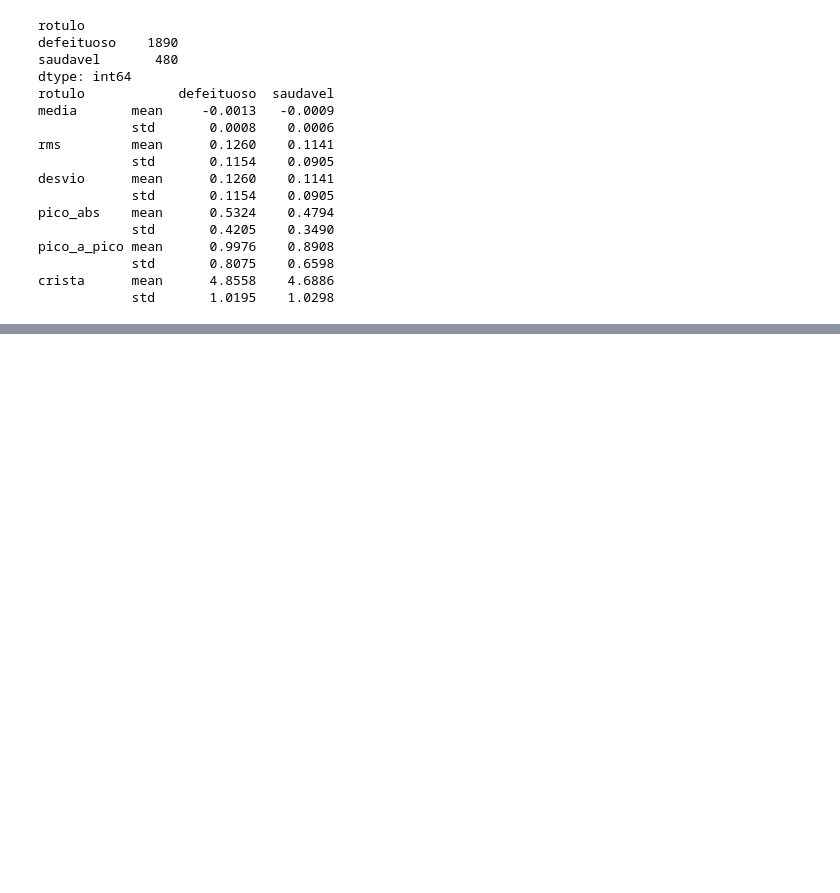
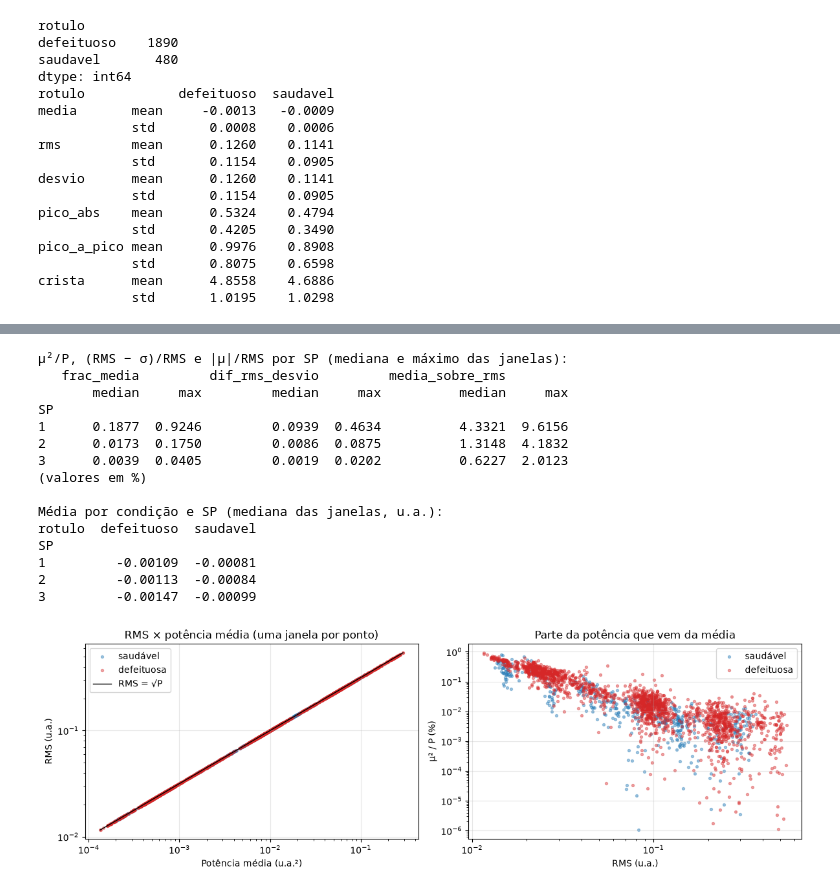
Before and after one commit to silvanio45/drone-vibration-analysis, a Jupyter notebook: notebooks/2_dominio_tempo.ipynb, the cells around one changed output, grey strips where cells are left out. Cells and saved outputs as stored; diff of their text form; code cells hidden in the pictures; blank space fills up the shorter version.

```diff
--- a/notebooks/2_dominio_tempo.ipynb
+++ b/notebooks/2_dominio_tempo.ipynb
@@ -147,0 +269,50 @@ plt.show()
+# %%
+# RMS × potência média e efeito da componente média, por janela
+d = feat_t.copy()
+d["frac_media"] = d["media"] ** 2 / d["potencia"]
+d["dif_rms_desvio"] = (d["rms"] - d["desvio"]) / d["rms"]
+d["media_sobre_rms"] = d["media"].abs() / d["rms"]
+
+assert np.allclose(d["rms"], np.sqrt(d["potencia"]))
+res = d.groupby("SP")[["frac_media", "dif_rms_desvio", "media_sobre_rms"]].agg(["median", "max"])
+print("μ²/P, (RMS − σ)/RMS e |μ|/RMS por SP (mediana e máximo das janelas):")
+print((100 * res).round(4).to_string(), "\n(valores em %)")
+
+# a componente média tem o mesmo sinal e tamanho nas duas condições?
+print("\nMédia por condição e SP (mediana das janelas, u.a.):")
+print(d.groupby(["SP", "rotulo"])["media"].median().unstack().round(5).to_string())
+
+fig, axs = plt.subplots(1, 2, figsize=(12, 4))
+for cond, rot, cor in CONDS:
+    m = d["rotulo"] == cond
+    axs[0].scatter(d.loc[m, "potencia"], d.loc[m, "rms"], s=8, alpha=0.4, color=cor, label=rot)
+    axs[1].scatter(d.loc[m, "rms"], 100 * d.loc[m, "frac_media"], s=8, alpha=0.4, color=cor, label=rot)
+p = np.geomspace(d["potencia"].min(), d["potencia"].max(), 100)
+axs[0].plot(p, np.sqrt(p), color="k", lw=1, label="RMS = √P")
+axs[0].set(xscale="log", yscale="log", xlabel="Potência média (u.a.²)", ylabel="RMS (u.a.)",
+           title="RMS × potência média (uma janela por ponto)")
+axs[1].set(xscale="log", yscale="log", xlabel="RMS (u.a.)", ylabel="μ² / P (%)",
+           title="Parte da potência que vem da média")
+for ax in axs:
+    ax.grid(alpha=0.3)
+    ax.legend()
+plt.tight_layout()
+plt.savefig("../results/figures/rms_potencia_media.png", dpi=150)
+plt.show()
+# %% [output]
+μ²/P, (RMS − σ)/RMS e |μ|/RMS por SP (mediana e máximo das janelas):
+   frac_media         dif_rms_desvio         media_sobre_rms
+       median     max         median     max          median     max
+SP
+1      0.1877  0.9246         0.0939  0.4634          4.3321  9.6156
+2      0.0173  0.1750         0.0086  0.0875          1.3148  4.1832
+3      0.0039  0.0405         0.0019  0.0202          0.6227  2.0123
+(valores em %)
+
+Média por condição e SP (mediana das janelas, u.a.):
+rotulo  defeituoso  saudavel
+SP
+1         -0.00109  -0.00081
+2         -0.00113  -0.00084
+3         -0.00147  -0.00099
+[figure, added]
```
Also changed, not shown: parts of 15 cells of this notebook.
